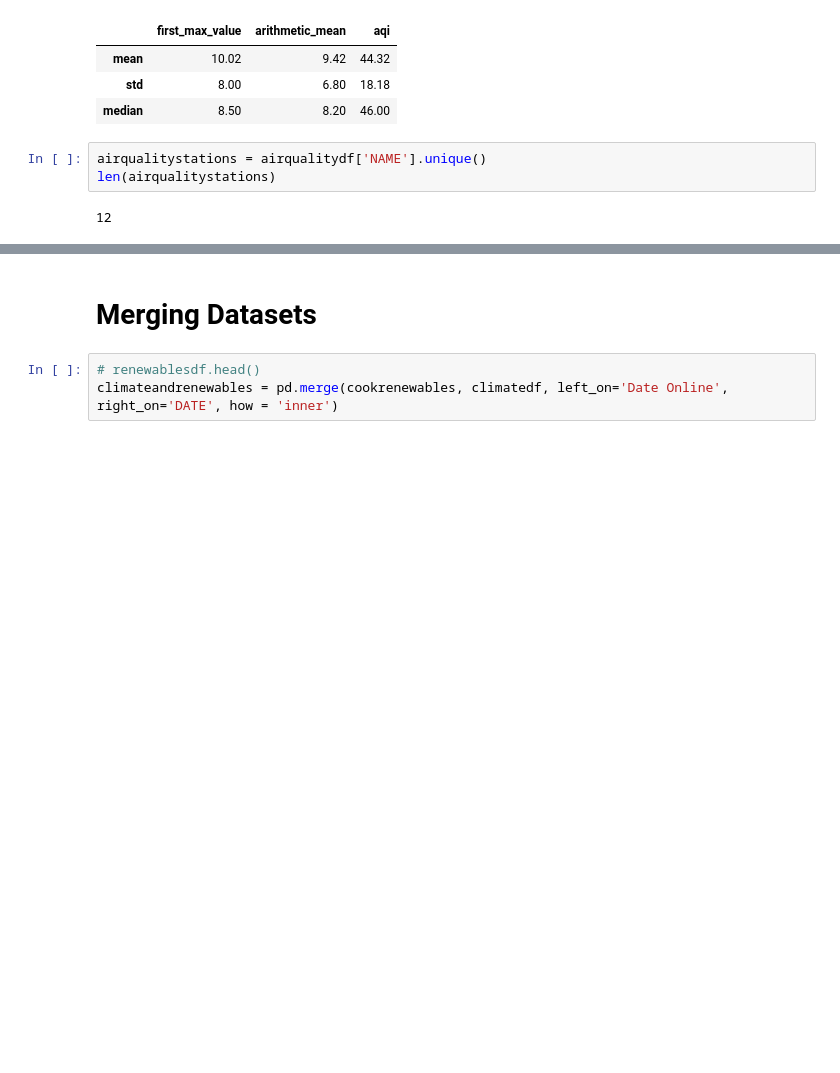
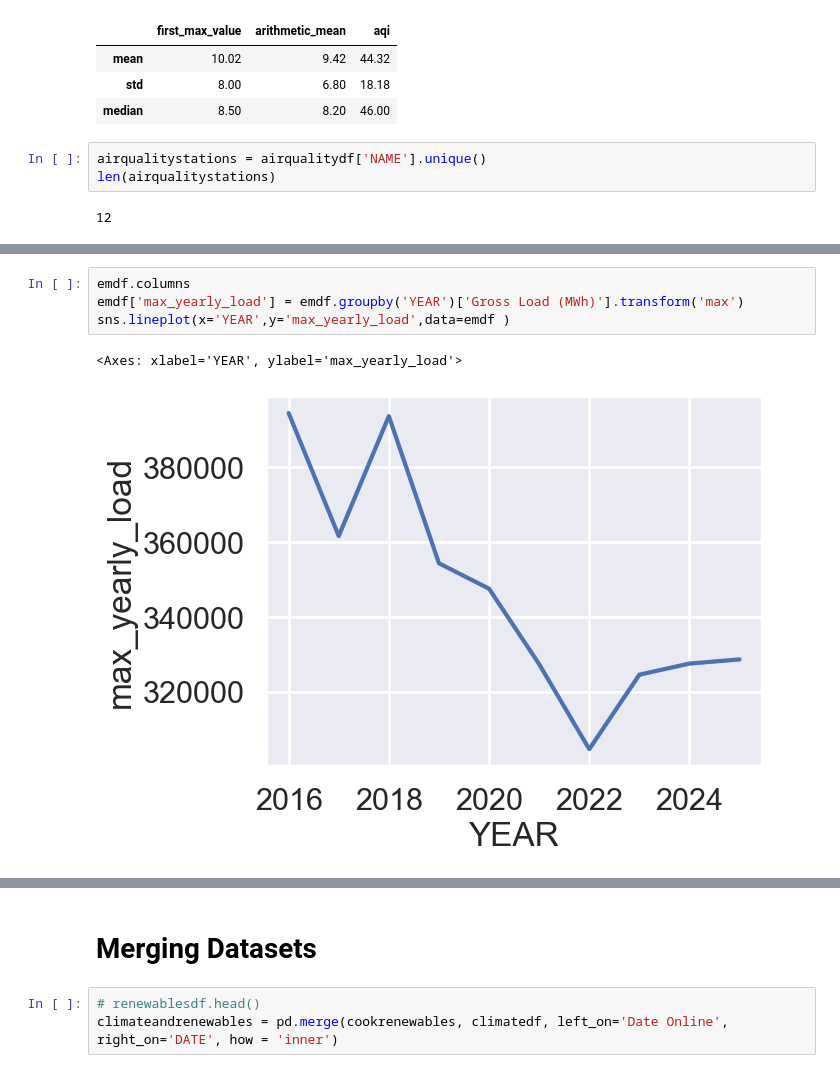
Before and after one commit to griffinberonio/AAE-724-Repo, a Jupyter notebook: airdatanotebook.ipynb, the cells around one changed output, grey strips where cells are left out. Cells and saved outputs as stored; diff of their text form; blank space fills up the shorter version.

```diff
--- a/airdatanotebook.ipynb
+++ b/airdatanotebook.ipynb
@@ -685,0 +796,7 @@ Text(0.5, 1.0, 'Monitoring Sites in Chicago')
+# %%
+emdf.columns
+emdf['max_yearly_load'] = emdf.groupby('YEAR')['Gross Load (MWh)'].transform('max')
+sns.lineplot(x='YEAR',y='max_yearly_load',data=emdf )
+# %% [output]
+<Axes: xlabel='YEAR', ylabel='max_yearly_load'>
+[figure, added]
```
Also changed, not shown: parts of 32 cells of this notebook, 1 other file.
